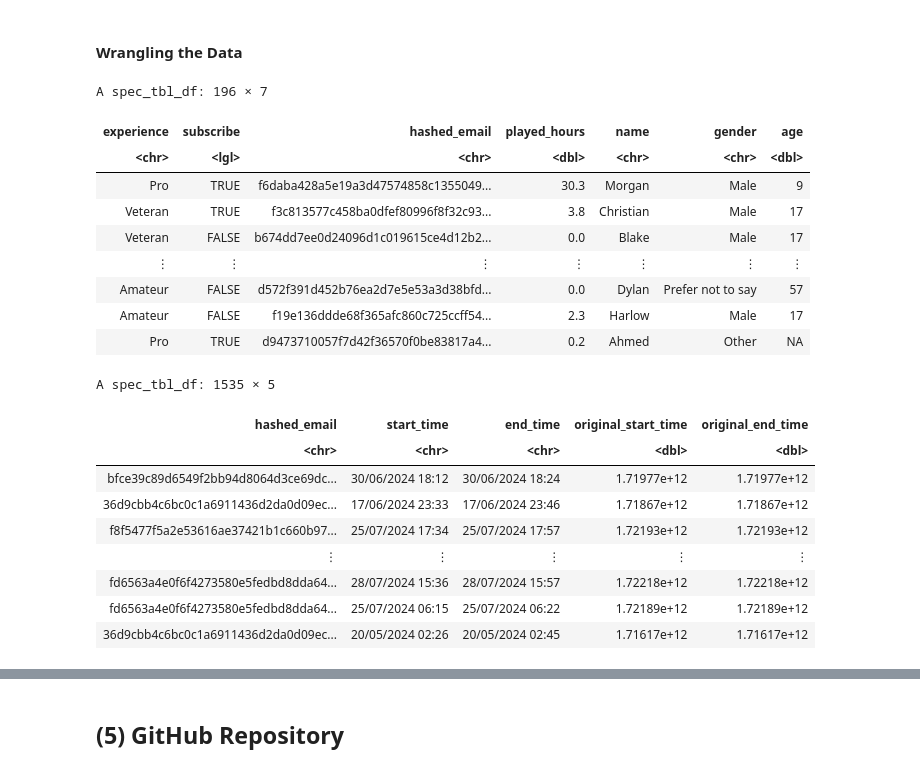
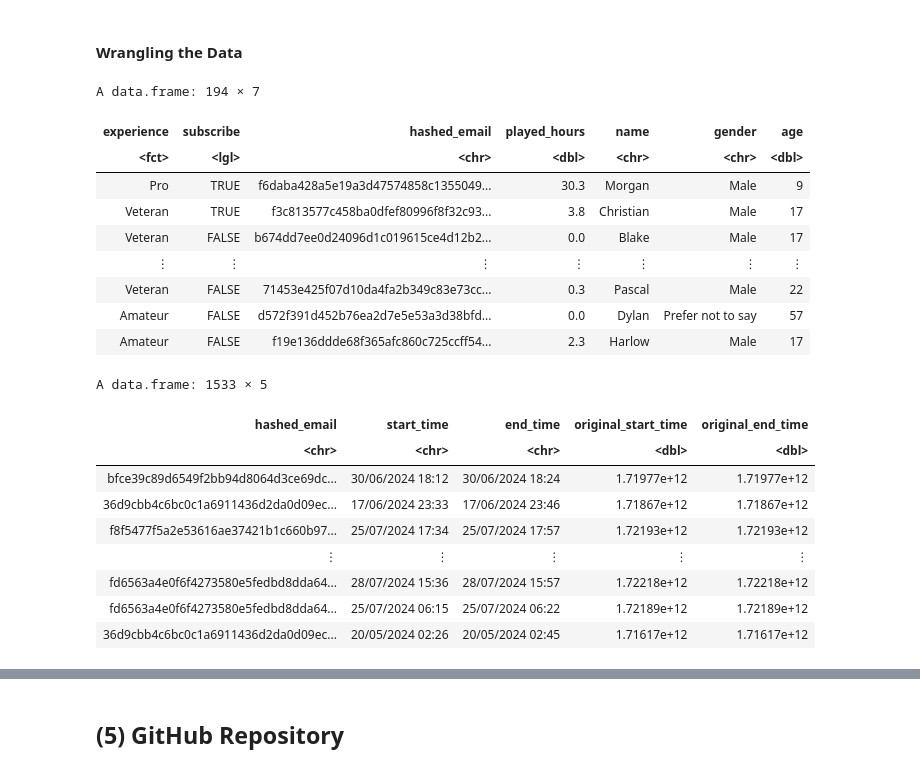
Before and after one commit to arakwon/individual_report, a Jupyter notebook: individual_report.ipynb, the cells around one changed output, grey strips where cells are left out. Cells and saved outputs as stored; diff of their text form; code cells hidden in the pictures.

```diff
--- a/individual_report.ipynb
+++ b/individual_report.ipynb
@@ -146,22 +151,32 @@ Refer to top of page.
 # %% [markdown]
 #### Wrangling the Data
 # %%
-player <- player |> rename(hashed_email = hashedEmail, age = Age)
-session <- session |> rename(hashed_email = hashedEmail)
+# renaming variables for consistency
+player <- as.data.frame(player)
+session <- as.data.frame(session)
+
+# filtering out missing observations for k-nn classification
+player <- drop_na(player)
+session <- drop_na(session)
+
+# changing `experience` into a categorical variable
+player <- player |>
+    mutate(experience = as.factor(experience))
+
 player
 session
 # %% [output]
-A spec_tbl_df: 196 × 7
+A data.frame: 194 × 7
 | experience | subscribe | hashed_email | played_hours | name | gender | age |
-| <chr> | <lgl> | <chr> | <dbl> | <chr> | <chr> | <dbl> |
+| <fct> | <lgl> | <chr> | <dbl> | <chr> | <chr> | <dbl> |
 | Pro | TRUE | f6daba428a5e19a3d47574858c1355049... | 30.3 | Morgan | Male | 9 |
 | Veteran | TRUE | f3c813577c458ba0dfef80996f8f32c93... | 3.8 | Christian | Male | 17 |
 | Veteran | FALSE | b674dd7ee0d24096d1c019615ce4d12b2... | 0.0 | Blake | Male | 17 |
 | ⋮ | ⋮ | ⋮ | ⋮ | ⋮ | ⋮ | ⋮ |
+| Veteran | FALSE | 71453e425f07d10da4fa2b349c83e73cc... | 0.3 | Pascal | Male | 22 |
 | Amateur | FALSE | d572f391d452b76ea2d7e5e53a3d38bfd... | 0.0 | Dylan | Prefer not to say | 57 |
 | Amateur | FALSE | f19e136ddde68f365afc860c725ccff54... | 2.3 | Harlow | Male | 17 |
-| Pro | TRUE | d9473710057f7d42f36570f0be83817a4... | 0.2 | Ahmed | Other | NA |
-A spec_tbl_df: 1535 × 5
+A data.frame: 1533 × 5
 | hashed_email | start_time | end_time | original_start_time | original_end_time |
 | <chr> | <chr> | <chr> | <dbl> | <dbl> |
 | bfce39c89d6549f2bb94d8064d3ce69dc... | 30/06/2024 18:12 | 30/06/2024 18:24 | 1.71977e+12 | 1.71977e+12 |
```
Also changed, not shown: parts of 6 cells of this notebook.
